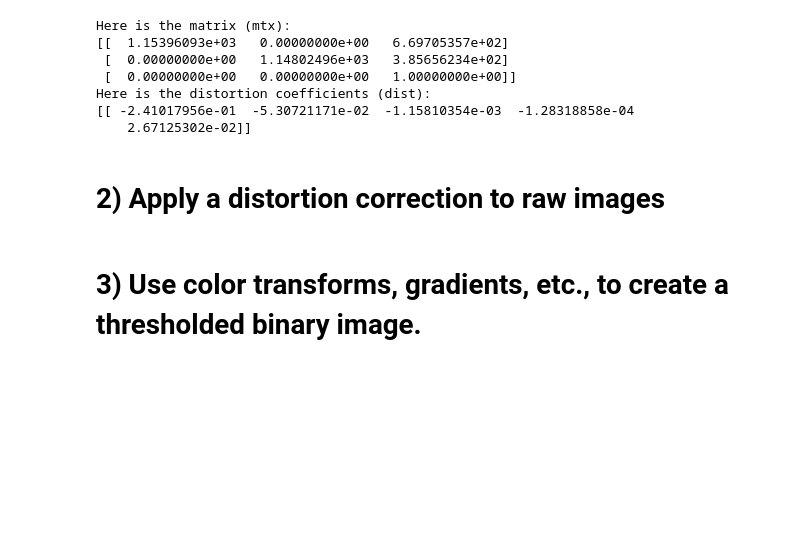
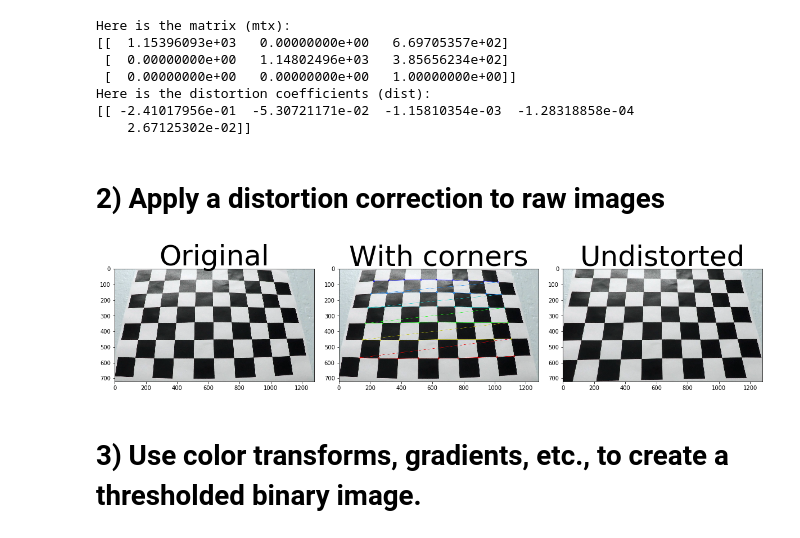
Before and after one commit to pl80tech/CarND-Advanced-Lane-Finding, a Jupyter notebook: P2-AdvancedLaneFinding.ipynb, the cells around one changed output. Saved outputs shown, nothing was run; the diff lists cells and outputs as text; code cells hidden in the pictures; blank space fills up the shorter version.

Commit message:
Show undistorted image

```diff
--- a/P2-AdvancedLaneFinding.ipynb
+++ b/P2-AdvancedLaneFinding.ipynb
@@ -44,6 +44,18 @@ def show2img_gray(img1, img2, title1, title2):
     ax2.imshow(img2, cmap='gray')
     ax2.set_title(title2, fontsize=50)
     plt.subplots_adjust(left=0., right=1, top=0.9, bottom=0.)
+
+# Show 3 images on the same line for easy comparison
+def show3img(img1, img2, img3, title1, title2, title3):
+    f, (ax1, ax2, ax3) = plt.subplots(1, 3, figsize=(16, 6))
+    f.tight_layout()
+    ax1.imshow(img1)
+    ax1.set_title(title1, fontsize=50)
+    ax2.imshow(img2)
+    ax2.set_title(title2, fontsize=50)
+    ax3.imshow(img3)
+    ax3.set_title(title3, fontsize=50)
+    plt.subplots_adjust(left=0., right=1, top=0.9, bottom=0.)
 # %%
 # Prepare object points, like (0,0,0), (1,0,0), (2,0,0) ....,(6,5,0)
 nx = 9 # the number of inside corners in x
@@ -120,6 +132,14 @@ for fname in images:
     undist = cv2.undistort(img, mtx, dist, None, mtx)
     write_name = 'output_images/undistorted_'+fname
     cv2.imwrite(write_name, undist)
+# %%
+# Show 3 images: original, with chessboard corners, undistorted
+img1 = cv2.imread('camera_cal/calibration3.jpg')
+img2 = cv2.imread('output_images/corners_calibration3.jpg')
+img3 = cv2.imread('output_images/undistorted_calibration3.jpg')
+show3img(img1, img2, img3, 'Original', 'With corners', 'Undistorted')
+# %% [output]
+[figure, added]
 # %% [markdown]
 # 3) Use color transforms, gradients, etc., to create a thresholded binary image.
 # %% [markdown]
```
